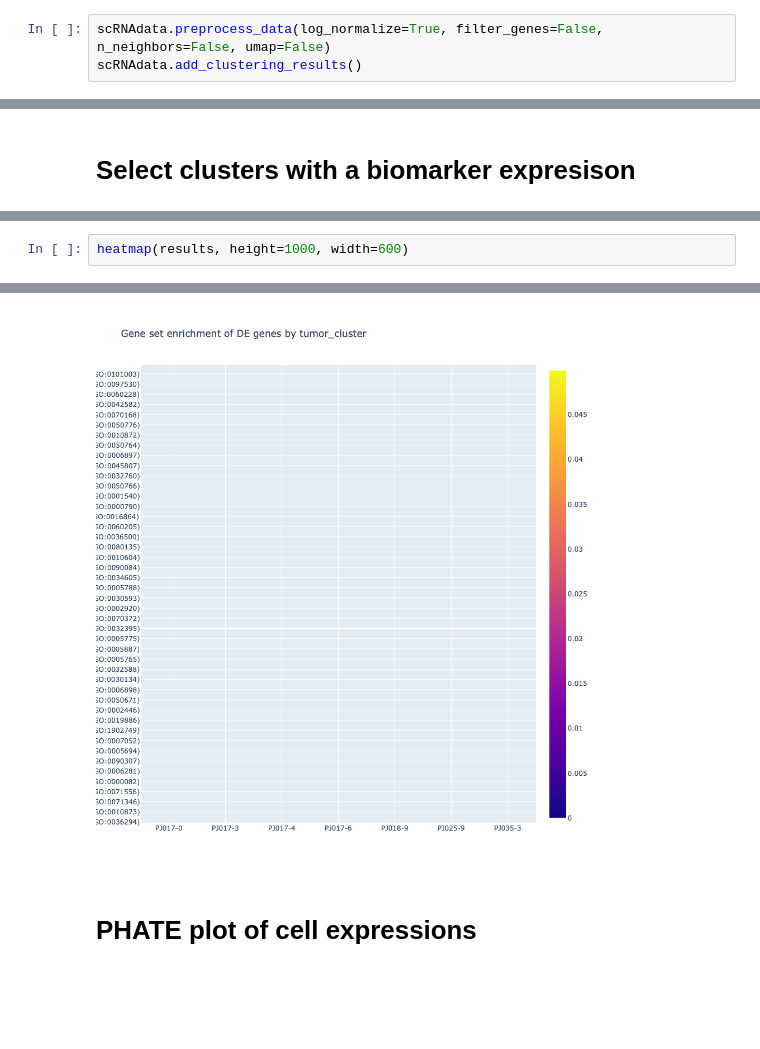
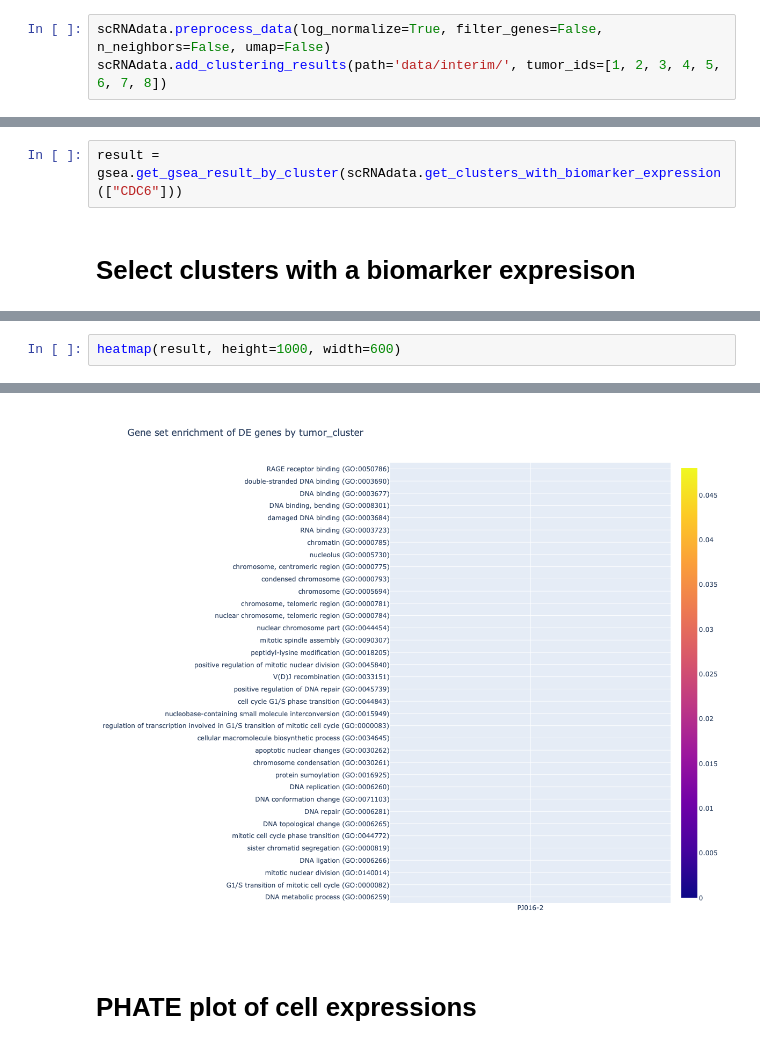
Before and after one commit to NCBI-Codeathons/Identifying-bulk-RNA-seq-derived-biomarkers-of-cancer-risk-within-single-cell-populations, a Jupyter notebook: Gene Set Enrichment Analysis.ipynb, the cells around one changed output, grey strips where cells are left out. Drawn from its saved outputs; the diff is of its cells as text; blank space fills up the shorter version.

```diff
--- a/Gene Set Enrichment Analysis.ipynb
+++ b/Gene Set Enrichment Analysis.ipynb
@@ -43,7 +43,7 @@ Variable names are not unique. To make them unique, call `.var_names_make_unique
 ... (4 outputs left out)
 # %%
 scRNAdata.preprocess_data(log_normalize=True, filter_genes=False, n_neighbors=False, umap=False)
-scRNAdata.add_clustering_results()
+scRNAdata.add_clustering_results(path='data/interim/', tumor_ids=[1, 2, 3, 4, 5, 6, 7, 8])
 # %% [markdown]
 # Filter clusters with non-negative biomarker expressions
 # %%
@@ -110,5 +112,7 @@ gsea.get_gsea_result()
 |  | 8 | NaN | NaN | NaN | NaN | ... |
 |  | 10 | NaN | NaN | NaN | NaN | ... |
 71 rows × 920 columns
+# %%
+result = gsea.get_gsea_result_by_cluster(scRNAdata.get_clusters_with_biomarker_expression(["CDC6"]))
 # %% [markdown]
 # Select clusters with a biomarker expresison
@@ -137,7 +119,7 @@ results
 # %%
-heatmap(results, height=1000, width=600)
+heatmap(result, height=1000, width=600)
 # %% [output]
 [interactive output not drawn]
-[figure, old version]
+[figure, new version]
 # %% [markdown]
 # PHATE plot of cell expressions
```
Also changed, not shown: parts of 5 cells of this notebook, 1 other file.
